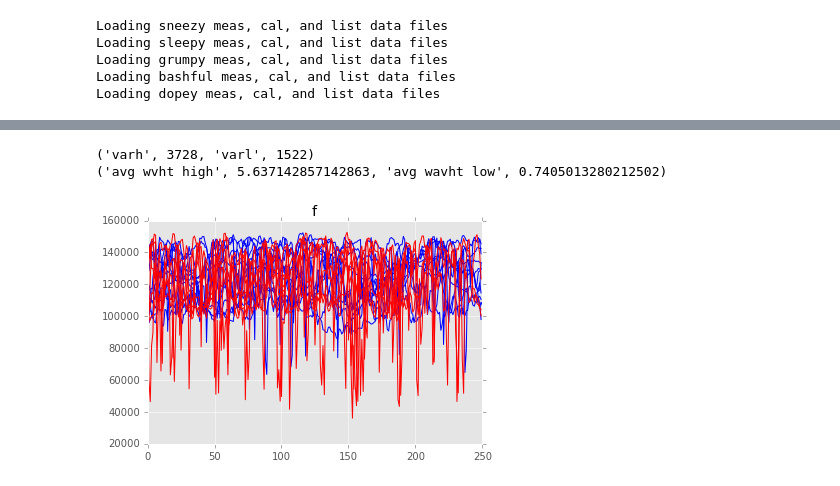
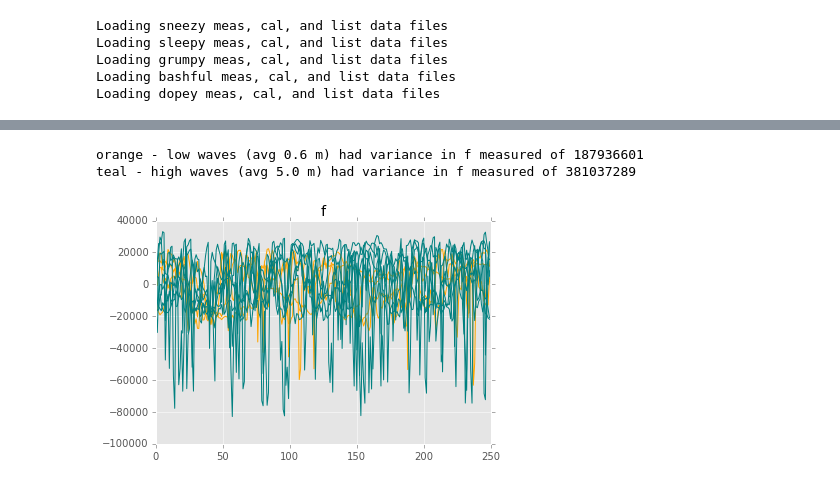
Before and after one commit to johannah/drifters, a Jupyter notebook: index.ipynb, the cells around one changed output, grey strips where cells are left out. Saved outputs shown, nothing was run; the diff lists cells and outputs as text; code cells hidden in the pictures.

Commit message:
added temp invariance and calibration

```diff
--- a/index.ipynb
+++ b/index.ipynb
@@ -22,12 +24,15 @@ import autoreload
 drifter_data_dir = 'data'
 # I'm setting pretty conservative start/stop times based on plots of the data
 base_drifter_dict = {
-            'sneezy': {'type':'APS', 'id':66760, 'launch':'2012-08-26 00:00:00', 'end':'2012-10-12 00:00:00'},
             'bashful':{'type':'HMR', 'id':68740, 'launch':'2012-09-05 00:00:00', 'end':'2013-02-15 00:00:00'},
             'grumpy': {'type':'HMR', 'id':11070, 'launch':'2012-08-23 00:00:00', 'end':'2013-01-15 00:00:00'},
-            'dopey':  {'type':'APS', 'id':68760, 'launch':'2012-09-15 00:00:00', 'end':'2013-01-01 00:00:00'},
+            'dopey':  {'type':'APS', 'id':68760, 'bias':[-40., -125., -26.],
+                       'launch':'2012-09-15 00:00:00', 'end':'2013-01-01 00:00:00'},
              # sleepy looks like the z measurement is dominating the signal
-            'sleepy': {'type':'APS', 'id':19370, 'launch':'2012-09-01 00:00:00', 'end':'2013-06-01 00:00:00'},
+            'sleepy': {'type':'APS', 'id':19370,
+                       'launch':'2012-09-01 00:00:00', 'end':'2013-06-01 00:00:00'},
+            'sneezy': {'type':'APS', 'id':66760,
+                       'launch':'2012-08-26 00:00:00', 'end':'2012-10-12 00:00:00'},
             }
 # %%
 # load the txt files that we've created
@@ -50,7 +74,13 @@ print(sn.shape)
 # %%
+# load drifter calibration routine
+dn = 'sleepy'
+sn = drifter_dict[dn]['cal']
+sn = sn.drop_duplicates(take_last=True)
+# for this dataset, only look at data that we have found WVHT data for
 wv = sn.loc[sn['WVHT'] > 0]
 # 99 is used as an invalid marker in the buoy dataset
 wv = wv.loc[wv['WVHT'] < 99]
+plt.title("Wave Height")
 wv['WVHT'].plot()
 # %% [output]
 <matplotlib.axes._subplots.AxesSubplot at 0x...>
@@ -60,63 +90,68 @@ wv['WVHT'].plot()
 # the wave height was low.
 # set the variable to compare here
 column = 'f'
+# set maximum wave height to consider low height
+low_height = 0.7
+# set minimum height to consider
+high_height = 4
 
-# scaler to make variance easier to look at. adjust as needed
-db = 100000.
-
-# set maximum wave height to consider low height
-low_height = 1.
-# set minimum height to consider
-high_height = 5
+plt.figure()
+plt.title(column)
 
 # select only wave height under low_height
 low = wv.loc[wv['WVHT'] < low_height]
 # the dataframe is indexed by sample time, but we want a list of all samples in this cal routine,
 # so isolate based on cal_start time
-sample_start_times = low['cal_start_datetime'].unique()
+sample_start_times_low = low['cal_start_datetime'].unique()
 low_waves = []
-plt.figure()
-plt.title(column)
 # keep track of sum of variances
 vsl = 0
 wave_l = 0
-for ss in sample_start_times:
+for ss in sample_start_times_low:
     # look at the sample_times from this calibration start time
     ll = low.loc[low['cal_start_datetime'] == ss]
     l = list(ll[column])
-    # only use lists that have large calibration routines
-    if len(l) > 190:
+    # only use lists that have the full calibration routines
+    if len(l) == 250:
         vl = round(np.var(l),1)
-        plt.plot(l, 'b')
+        bb = plt.plot(l-np.mean(l), 'orange')
         vsl += vl
         wave_l += np.mean(ll['WVHT'])
         low_waves.append(l)
-
+if len(sample_start_times_low):
+    vsl = int((vsl/len(low_waves)))
+    wave_l = wave_l/len(low_waves)
+    ###################################################
+    print('orange - low waves (avg %s m) had variance in %s measured of %s' %(round(wave_l,1), column, vsl))
+else:
+    print("no samples found where wave height was below %m" %low_hight)
 
 high = wv.loc[wv['WVHT'] > high_height]
 high = high.loc[high.index.unique()]
-sample_start_times = high['cal_start_datetime'].unique()
+sample_start_times_high = high['cal_start_datetime'].unique()
 high_waves = []
 vsh = 0
 wave_h = 0
-for ss in sample_start_times:
+
+for ss in sample_start_times_high:
     # look at the sample_times from this calibration start time
     hl = high.loc[high['cal_start_datetime'] == ss]
     h = list(hl[column])
-    # only use lists that have large calibration routines
-    if len(h) > 190:
+    # only use lists that have the full calibration routines
+    if len(h) == 250:
         vh = round(np.var(h),1)
         vsh += vh
-        plt.plot(h, 'r')
-        high_waves.append(high)
+        rr = plt.plot(h-np.mean(h), 'teal')
+        high_waves.append(h)
         wave_h += np.mean(hl['WVHT'])
-vsh = int((vsh/len(high_waves))/db)
-vsl = int((vsl/len(low_waves))/db)
-wave_h = wave_h/len(high_waves)
-wave_l = wave_l/len(low_waves)
-print('varh', vsh, 'varl', vsl)
-print('avg wvht high', wave_h, 'avg wavht low', wave_l)
+if len(sample_start_times_high):
+    vsh = int((vsh/len(high_waves)))
+    wave_h = wave_h/len(high_waves)
+    ###################################################
+    print('teal - high waves (avg %s m) had variance in %s measured of %s' %(round(wave_h,1), column, vsh))
+else:
+    print("no samples found where wave height was above %s m" %high_height)
 # %% [output]
-('varh', 3728, 'varl', 1522)
-('avg wvht high', 5.637142857142863, 'avg wavht low', 0.7405013280212502)
+orange - low waves (avg 0.6 m) had variance in f measured of 187936601
+teal - high waves (avg 5.0 m) had variance in f measured of 381037289
-[figure, old version]
+[figure, new version]
```
Also changed, not shown: parts of 20 cells of this notebook.
